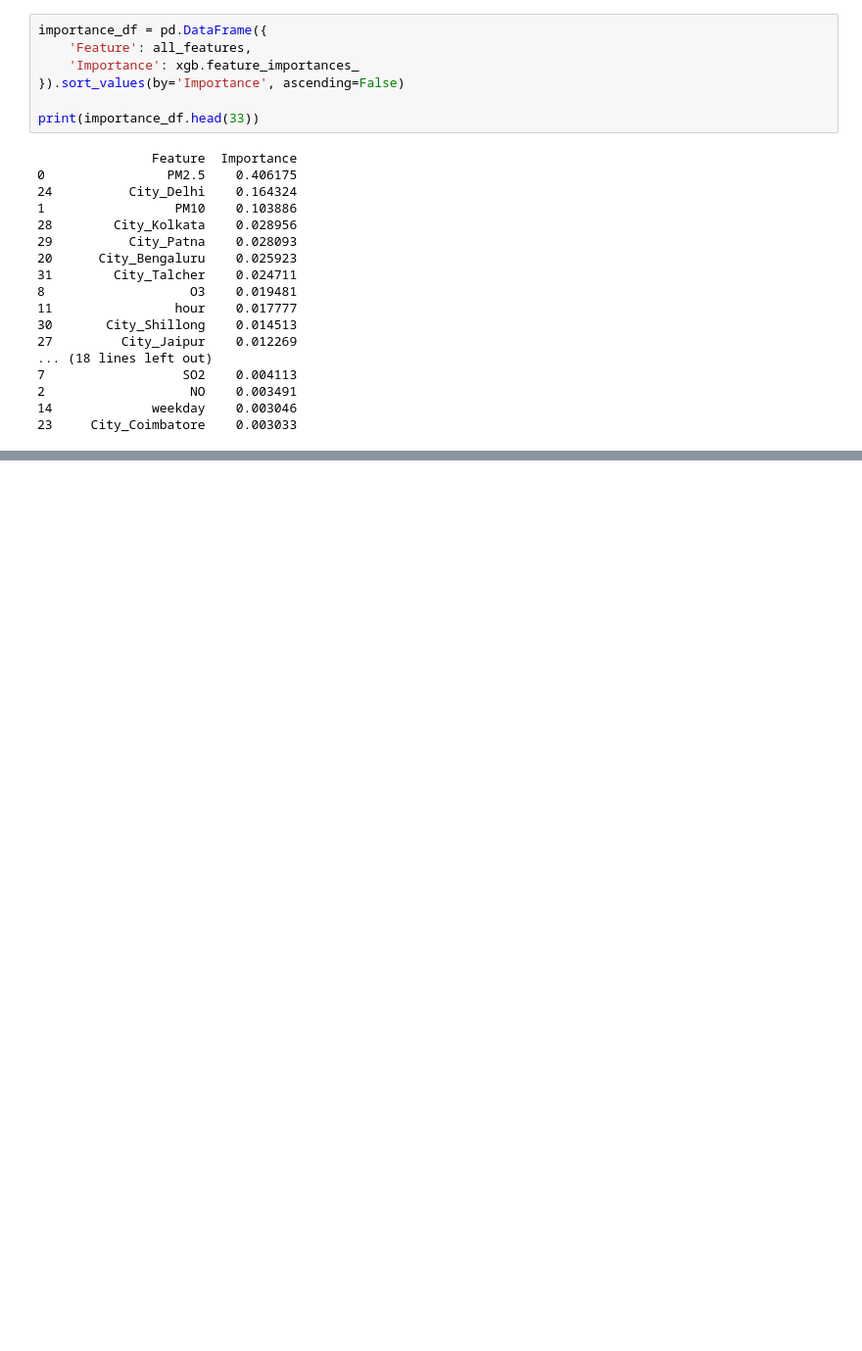
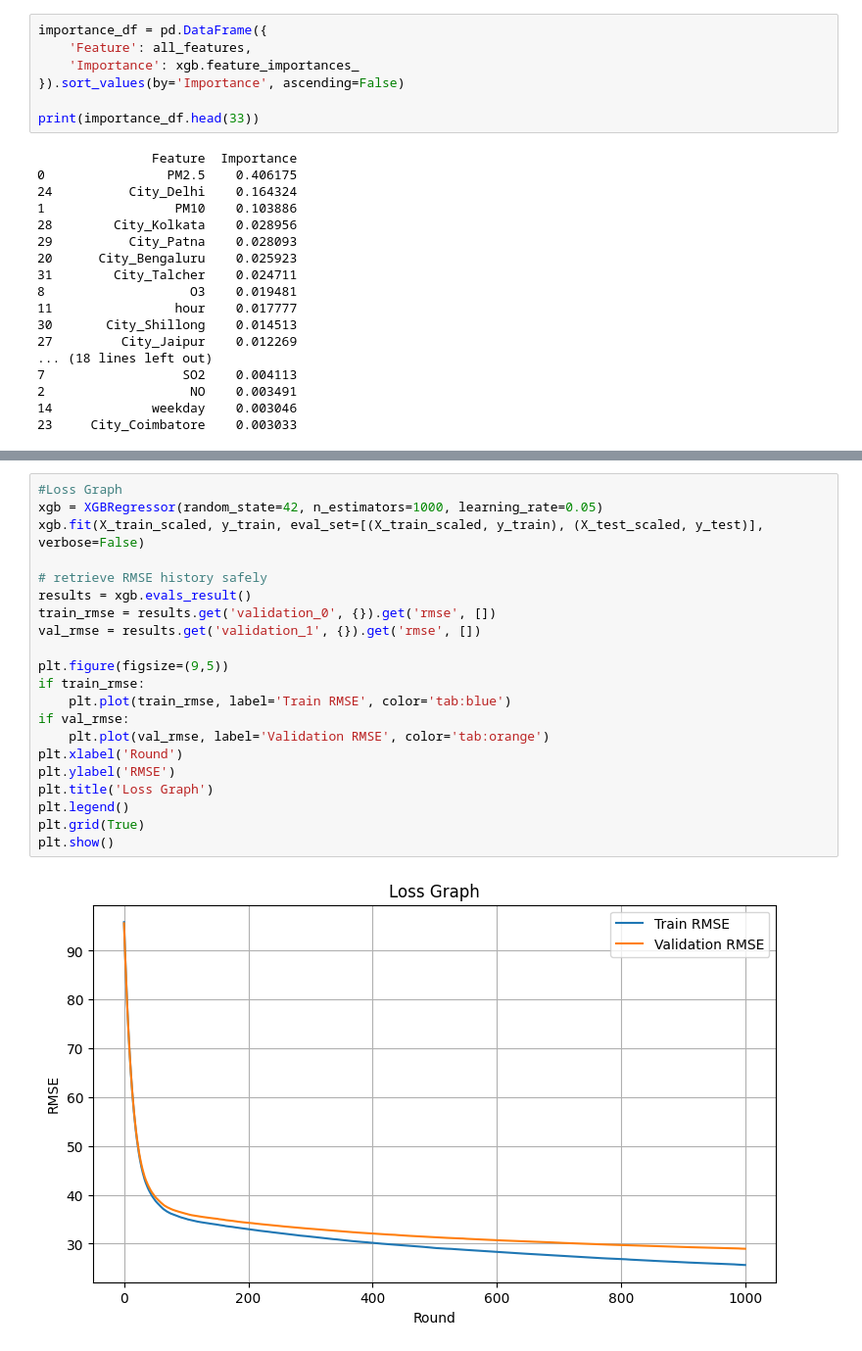
Before and after one commit to Gauraang05/AirAware-Air-Quality-Forecasting, a Jupyter notebook: Model.ipynb, the cells around one changed output, grey strips where cells are left out. Shown at 98% size. Drawn from its saved outputs; the diff is of its cells as text; blank space fills up the shorter version.

```diff
--- a/Model.ipynb
+++ b/Model.ipynb
@@ -414,3 +414,26 @@ plt.grid(True)
 plt.show()
 # %% [output]
 [figure]
+# %%
+#Loss Graph
+xgb = XGBRegressor(random_state=42, n_estimators=1000, learning_rate=0.05)
+xgb.fit(X_train_scaled, y_train, eval_set=[(X_train_scaled, y_train), (X_test_scaled, y_test)], verbose=False)
+
+# retrieve RMSE history safely
+results = xgb.evals_result()
+train_rmse = results.get('validation_0', {}).get('rmse', [])
+val_rmse = results.get('validation_1', {}).get('rmse', [])
+
+plt.figure(figsize=(9,5))
+if train_rmse:
+    plt.plot(train_rmse, label='Train RMSE', color='tab:blue')
+if val_rmse:
+    plt.plot(val_rmse, label='Validation RMSE', color='tab:orange')
+plt.xlabel('Round')
+plt.ylabel('RMSE')
+plt.title('Loss Graph')
+plt.legend()
+plt.grid(True)
+plt.show()
+# %% [output]
+[figure, added]
```
Also changed, not shown: parts of 6 cells of this notebook, 4 other files.
